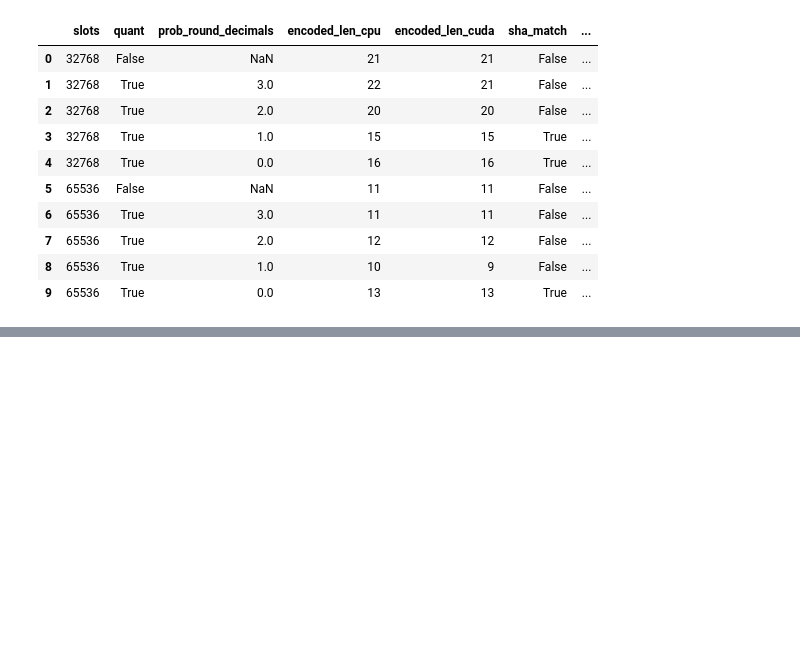
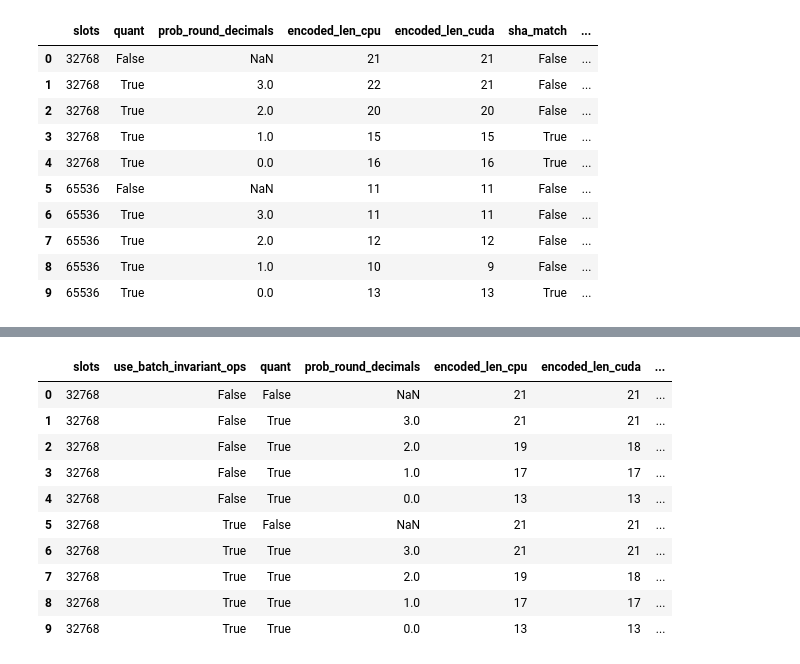
Before and after one commit to miaordh/LLM_Text_Compression_IIB_Project, a Jupyter notebook: lab_deterministic.ipynb, the cells around one changed output, grey strips where cells are left out. Drawn from its saved outputs; the diff is of its cells as text; code cells hidden in the pictures; blank space fills up the shorter version.

Commit message:
Added batch_invariant_ops to the matching tests

```diff
--- a/lab_deterministic.ipynb
+++ b/lab_deterministic.ipynb
@@ -389,3 +389,86 @@ display(df_sha[[
 | 7 | 65536 | True | 2.0 | 12 | 12 | False | ... |
 | 8 | 65536 | True | 1.0 | 10 | 9 | False | ... |
 | 9 | 65536 | True | 0.0 | 13 | 13 | True | ... |
+# %%
+# CPU vs CUDA parity sweep at fixed slots=32768, with/without batch_invariant_ops
+import hashlib
+
+if not torch.cuda.is_available():
+    raise RuntimeError("CUDA is not available for this parity sweep.")
+
+SHA_TEST_TEXT = "The quick brown fox jumps over the lazy dog."
+FIXED_SLOTS = 32768
+PROB_ROUND_SWEEP = [None, 3, 2, 1, 0]  # None = quant disabled
+BI_OPS_SWEEP = [False, True]
+
+tokenizer_cpu = AutoTokenizer.from_pretrained(MODEL_ID, trust_remote_code=True)
+model_cpu = AutoModelForCausalLM.from_pretrained(MODEL_ID, trust_remote_code=True)
+tokenizer_cuda = AutoTokenizer.from_pretrained(MODEL_ID, trust_remote_code=True)
+model_cuda = AutoModelForCausalLM.from_pretrained(MODEL_ID, trust_remote_code=True)
+
+rows_sha_bi = []
+
+for use_bi_ops in BI_OPS_SWEEP:
+    for prob_rd in PROB_ROUND_SWEEP:
+        quant = prob_rd is not None
+        prob_d = 0 if prob_rd is None else prob_rd
+
+        cfg = DeterministicCodecConfig(
+            precision=32,
+            slots=FIXED_SLOTS,
+            use_kv_cache=False,
+            quant=quant,
+            logit_round_decimals=0,  # ignored in deterministic quant path
+            prob_round_decimals=prob_d,
+            use_batch_invariant_ops=use_bi_ops,
+        )
+
+        cpu_codec = DeterministicLLMCodec(tokenizer_cpu, model_cpu, device="cpu", config=cfg)
+        cuda_codec = DeterministicLLMCodec(tokenizer_cuda, model_cuda, device="cuda", config=cfg)
+
+        encoded_cpu = cpu_codec.encode(SHA_TEST_TEXT)
+        encoded_cuda = cuda_codec.encode(SHA_TEST_TEXT)
+
+        sha_cpu = hashlib.sha256(encoded_cpu).hexdigest()
+        sha_cuda = hashlib.sha256(encoded_cuda).hexdigest()
+        match = sha_cpu == sha_cuda
+
+        try:
+            decoded_cuda = cuda_codec.decode(encoded_cpu, max_decode_tokens=64)
+            cross_device_decode_ok = (decoded_cuda == SHA_TEST_TEXT)
+            cross_device_error = ""
+        except Exception as exc:
+            cross_device_decode_ok = False
+            cross_device_error = f"{type(exc).__name__}: {exc}"
+
+        rows_sha_bi.append({
+            "slots": FIXED_SLOTS,
+            "use_batch_invariant_ops": use_bi_ops,
+            "quant": quant,
+            "prob_round_decimals": prob_rd,
+            "encoded_len_cpu": len(encoded_cpu),
+            "encoded_len_cuda": len(encoded_cuda),
+            "sha_cpu": sha_cpu,
+            "sha_cuda": sha_cuda,
+            "sha_match": match,
+            "cross_device_decode_ok": cross_device_decode_ok,
+            "cross_device_error": cross_device_error,
+        })
+
+        del cuda_codec
+        del cpu_codec
+        clear_memory()
+
+del model_cuda
+del tokenizer_cuda
+del model_cpu
+del tokenizer_cpu
+clear_memory()
+
+df_sha_bi = pd.DataFrame(rows_sha_bi)
+display(df_sha_bi[[
+    "slots", "use_batch_invariant_ops", "quant", "prob_round_decimals",
+    "encoded_len_cpu", "encoded_len_cuda", "sha_match",
+    "cross_device_decode_ok", "cross_device_error"
+]])
+# %% [output]
@@ -391,0 +482,11 @@ display(df_sha[[
+|  | slots | use_batch_invariant_ops | quant | prob_round_decimals | encoded_len_cpu | encoded_len_cuda | ... |
+| 0 | 32768 | False | False | NaN | 21 | 21 | ... |
+| 1 | 32768 | False | True | 3.0 | 21 | 21 | ... |
+| 2 | 32768 | False | True | 2.0 | 19 | 18 | ... |
+| 3 | 32768 | False | True | 1.0 | 17 | 17 | ... |
+| 4 | 32768 | False | True | 0.0 | 13 | 13 | ... |
+| 5 | 32768 | True | False | NaN | 21 | 21 | ... |
+| 6 | 32768 | True | True | 3.0 | 21 | 21 | ... |
+| 7 | 32768 | True | True | 2.0 | 19 | 18 | ... |
+| 8 | 32768 | True | True | 1.0 | 17 | 17 | ... |
+| 9 | 32768 | True | True | 0.0 | 13 | 13 | ... |
```
Also changed, not shown: parts of 3 cells of this notebook, 10 other files.
